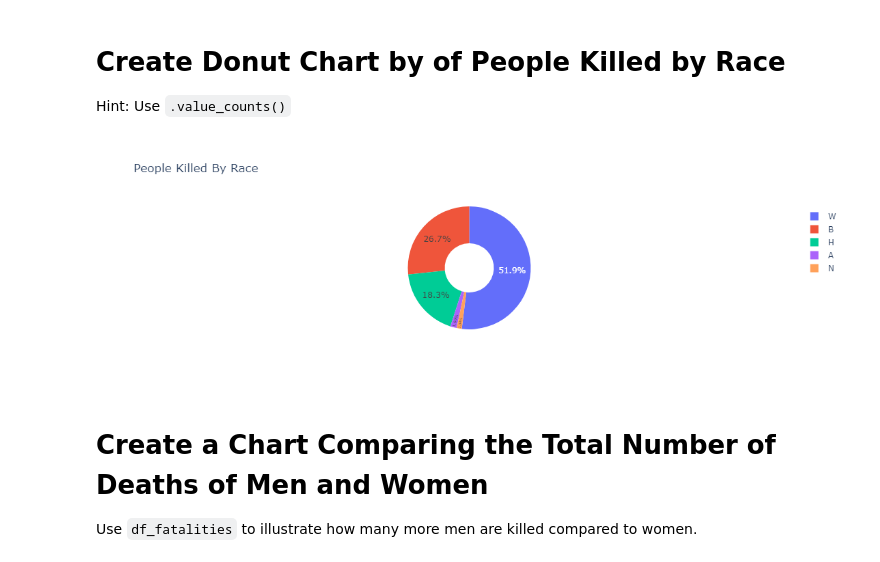
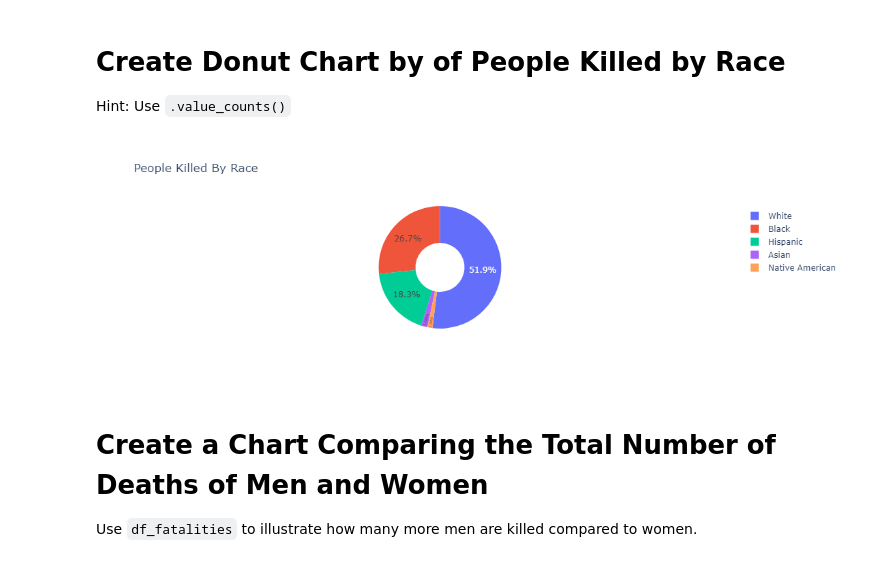
Before and after one commit to mzeeshanaltaf/datascience-fatal-police-shooting, a Jupyter notebook: Fatal_Police_Shootings.ipynb, the cells around one changed output. Saved outputs shown, nothing was run; the diff lists cells and outputs as text; code cells hidden in the pictures.

```diff
--- a/Fatal_Police_Shootings.ipynb
+++ b/Fatal_Police_Shootings.ipynb
@@ -394,10 +382,11 @@ count = killed_by_race.value_counts()
 # %%
 fig = px.pie(labels=count.index, values=count.values,
 title="People Killed By Race", names=count.index, hole=0.4)
-fig.update_traces(textposition='inside', textinfo='percent', hovertemplate="Race: %{label} <br>People Killed: %{value} </br>")
+fig.update_traces(textposition='inside', textinfo='percent', hovertemplate="Race: %{label} <br>People Killed: %{value} </br>",\
+                 labels=['White','Black','Hispanic','Asian','Native American'])
 fig.show()
 # %% [output]
-[figure, old version]
+[figure, new version]
 # %% [markdown]
 # Create a Chart Comparing the Total Number of Deaths of Men and Women
 
```
Also changed, not shown: parts of 36 cells of this notebook.
